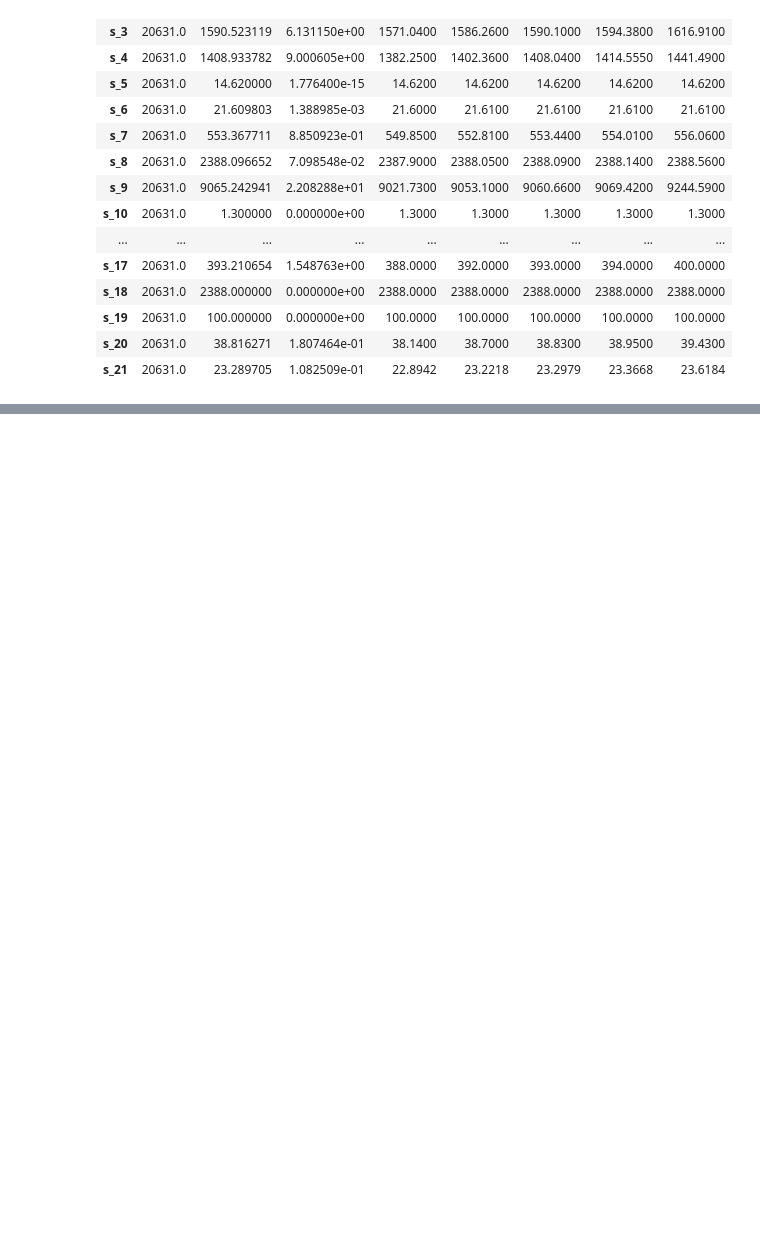
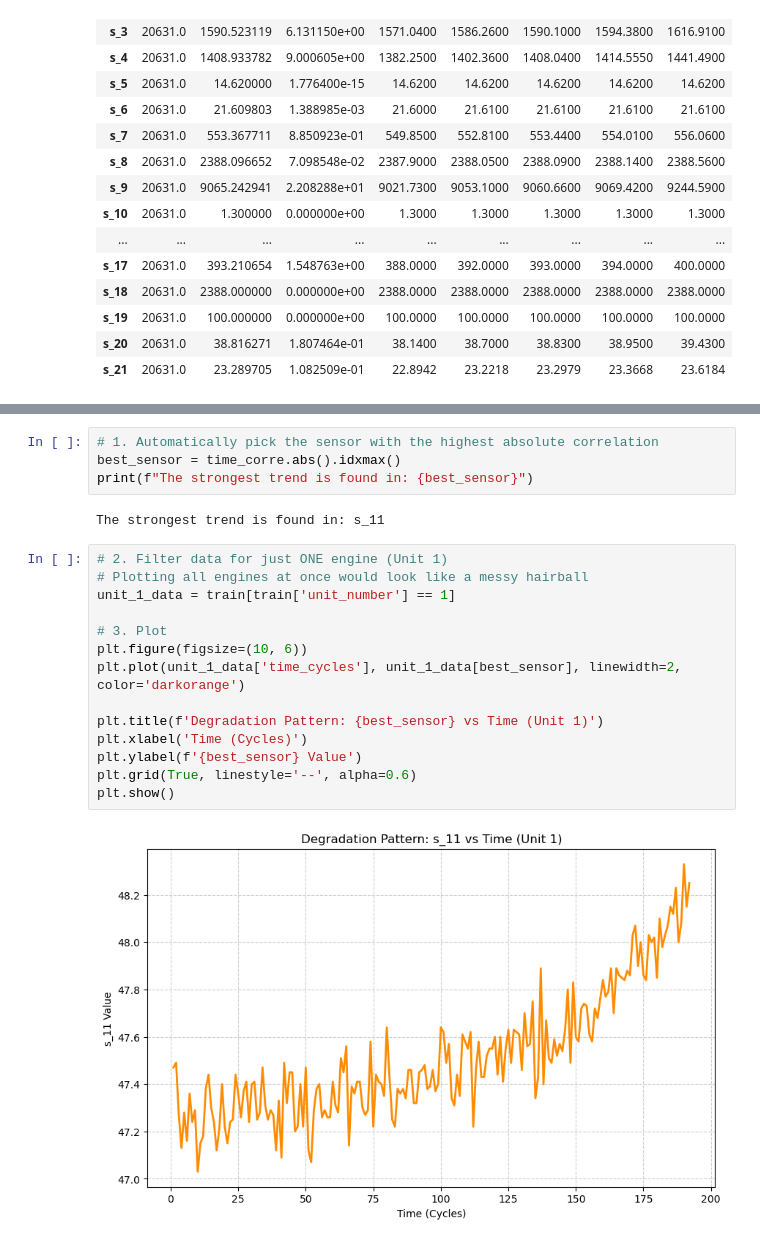
Before and after one commit to AlilouZohair01/Predictive-Maintenance-Failure-Forecasting-System-, a Jupyter notebook: main.ipynb, the cells around one changed output, grey strips where cells are left out. Drawn from its saved outputs; the diff is of its cells as text; blank space fills up the shorter version.

```diff
--- a/main.ipynb
+++ b/main.ipynb
@@ -215,0 +293,22 @@ train.loc[:, "s_1":].describe().transpose()
+# %%
+# 1. Automatically pick the sensor with the highest absolute correlation
+best_sensor = time_corre.abs().idxmax()
+print(f"The strongest trend is found in: {best_sensor}")
+# %% [output]
+The strongest trend is found in: s_11
+# %%
+# 2. Filter data for just ONE engine (Unit 1)
+# Plotting all engines at once would look like a messy hairball
+unit_1_data = train[train['unit_number'] == 1]
+
+# 3. Plot
+plt.figure(figsize=(10, 6))
+plt.plot(unit_1_data['time_cycles'], unit_1_data[best_sensor], linewidth=2, color='darkorange')
+
+plt.title(f'Degradation Pattern: {best_sensor} vs Time (Unit 1)')
+plt.xlabel('Time (Cycles)')
+plt.ylabel(f'{best_sensor} Value')
+plt.grid(True, linestyle='--', alpha=0.6)
+plt.show()
+# %% [output]
+[figure, added]
```
Also changed, not shown: parts of 31 cells of this notebook, 6 other files.
